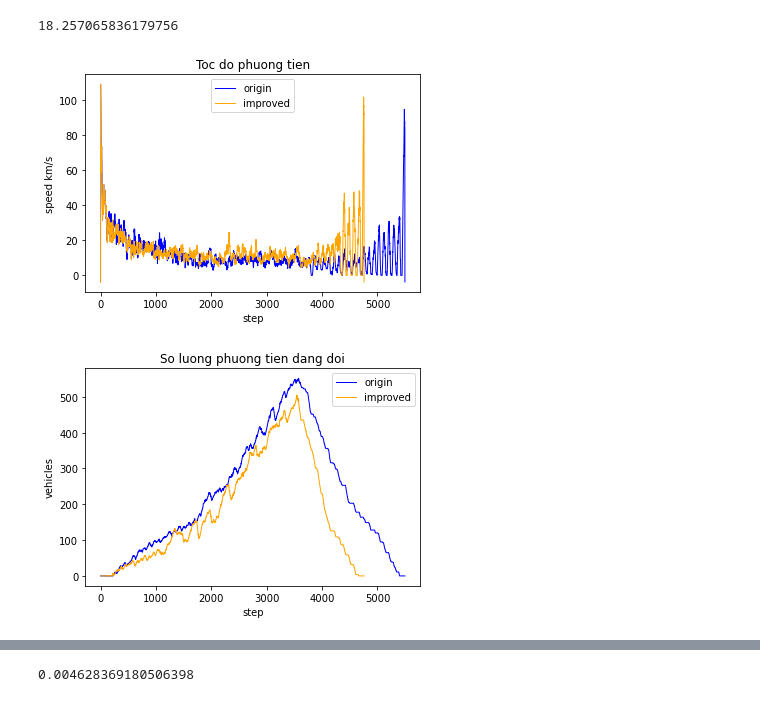
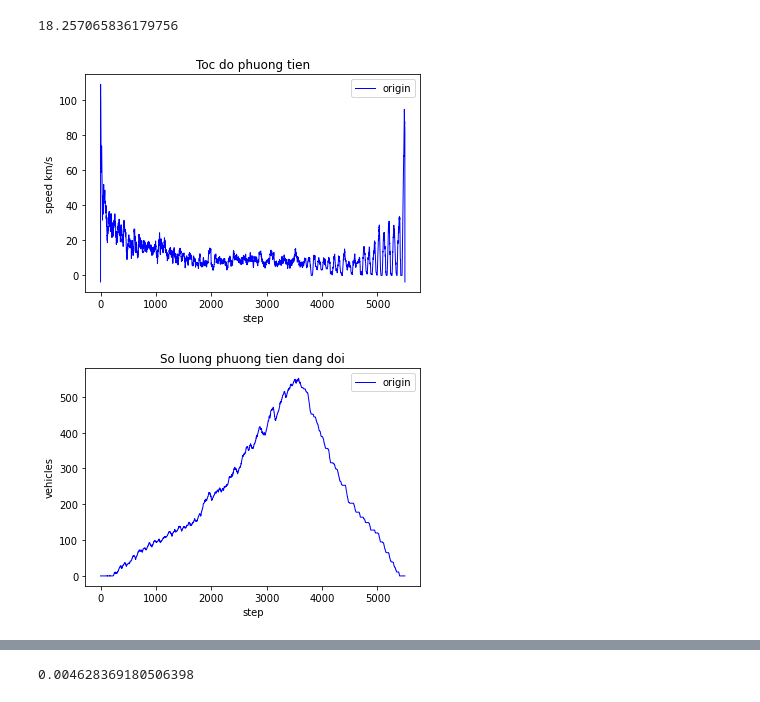
Before and after one commit to greeneley/traffic-light-control, a Jupyter notebook: visualize.ipynb, the cells around one changed output, grey strips where cells are left out. Cells and saved outputs as stored; diff of their text form; code cells hidden in the pictures.

```diff
--- a/visualize.ipynb
+++ b/visualize.ipynb
@@ -79,24 +79,24 @@ Y_speed.mean()
 # %%
 fig = plt.figure()
 ax = fig.add_subplot(111)
 
 ax.plot(X_step, Y_speed, color="blue", linewidth=1, label="origin")
-ax.plot(x3_step, y3_speed, color="orange", linewidth=1, label="improved")
+# ax.plot(x3_step, y3_speed, color="orange", linewidth=1, label="improved")
 
 ax.set_xlabel("step")
 ax.set_ylabel("speed km/s")
 ax.set_title("Toc do phuong tien")
 ax.legend()
 fig.savefig("speed.png", format='png', dpi=1200)
 plt.show()
 # %% [output]
-[figure, old version]
+[figure, new version]
 # %%
 fig = plt.figure()
 ax = fig.add_subplot(111)
 
 ax.plot(X_step, Z_waiting, color="blue", linewidth=1, label="origin")
-ax.plot(x3_step, z3_waiting, color="orange", linewidth=1, label="improved")
+# ax.plot(x3_step, z3_waiting, color="orange", linewidth=1, label="improved")
 
 ax.set_xlabel("step")
 ax.set_ylabel("vehicles")
@@ -106,7 +106,7 @@ ax.legend()
 fig.savefig("waiting-car.png", format='png', dpi=1200)
 plt.show()
 # %% [output]
-[figure, old version]
+[figure, new version]
 # %%
 fig = plt.figure()
 ax = fig.add_subplot(111)
```
Also changed, not shown: parts of 4 cells of this notebook, 57 other files.
